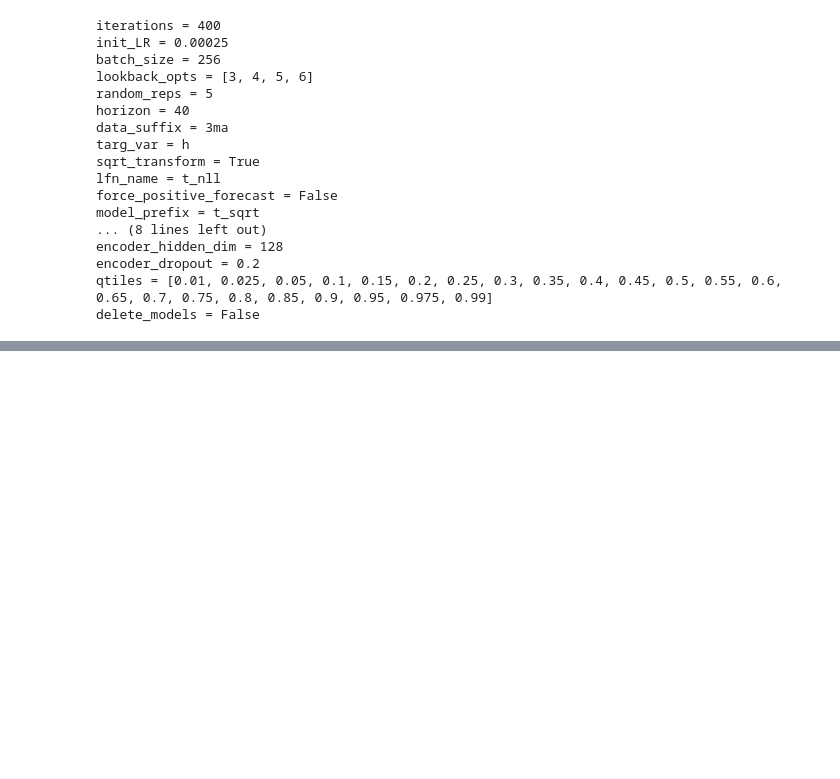
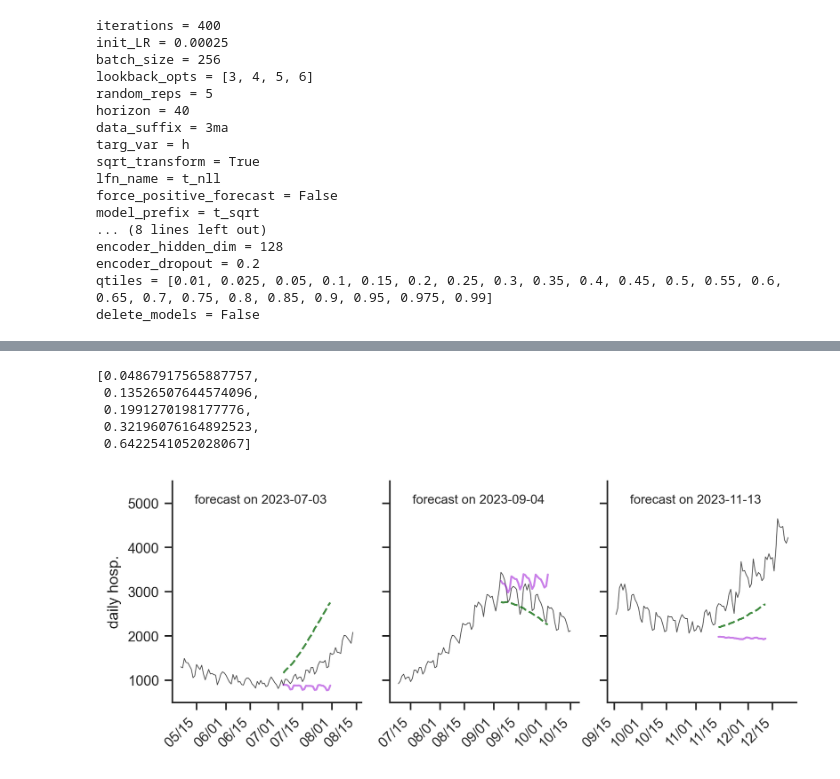
Before and after one commit to CDDEP-DC/nbeats-xd, a Jupyter notebook: nbxd_run.ipynb, the cells around one changed output, grey strips where cells are left out. Saved outputs shown, nothing was run; the diff lists cells and outputs as text; code cells hidden in the pictures; blank space fills up the shorter version.

```diff
--- a/nbxd_run.ipynb
+++ b/nbxd_run.ipynb
@@ -142,0 +197,13 @@ plt.show()
+# %%
+dfs_tr = []
+for d in dates:
+    f = "https://github.com/reichlab/covid19-forecast-hub/raw/master/data-processed/COVIDhub-trained_ensemble/"+d+"-COVIDhub-trained_ensemble.csv"
+    dfe = pd.read_csv(f).query("location == 'US' and quantile == 0.5")
+    dfe = dfe.loc[dfe["target"].str.contains("inc hosp")].copy(deep=True)
+    dfe = dfe.loc[(pd.to_datetime(dfe["target_end_date"]) - pd.to_datetime(dfe["forecast_date"])).dt.days.map(lambda x: 0 < x < 29)].copy(deep=True)
+    dfe["date"] = pd.to_datetime(dfe["target_end_date"])
+    df = pd.merge(dfe[["date","value"]],dft[["date","value"]],on="date")
+    df["AE"] = (df["value_x"] - df["value_y"]).map(np.abs)
+    df["APE"] = df["AE"] / df["value_y"]
+    df["sAPE"] = 200.0 * df["AE"] / (df["value_x"].map(np.abs) + df["value_y"].map(np.abs))
+    dfs_tr.append(df)
@@ -142,0 +242,8 @@ plt.show()
+# %%
+[np.percentile(tr_apes,x) for x in [0,25,50,75,100]]
+# %% [output]
+[0.04867917565887757,
+ 0.13526507644574096,
+ 0.1991270198177776,
+ 0.32196076164892523,
+ 0.6422541052028067]
@@ -142,0 +254,34 @@ plt.show()
+# %%
+sns.set_theme(context='paper', style="ticks", font_scale=1.0)
+warnings.simplefilter(action='ignore', category=FutureWarning)
+# %%
+true2023 = dft.iloc[888:1284][["date","value"]].reset_index(drop=True)
+# %%
+#i = 44 #34 #25
+#print(dates[i])
+
+fig,ax = plt.subplots(1,3,figsize=[7,2.5],dpi=300)
+
+for (ax_id, i) in enumerate([25,34,44]):
+    df = pd.merge(dfs[i],dfs_tr[i],on="date",suffixes=["_nb","_tr"])[["date","value_x_nb","value_x_tr","value_y_nb","value_y_tr"]]
+
+    sns.lineplot(ax=ax[ax_id],data=true2023.iloc[-50+(7*i):50+(7*i)],x="date",y="value",color="0.3",linewidth=0.5);
+    sns.lineplot(ax=ax[ax_id],data=df,x="date",y="value_x_nb",color="darkgreen",alpha=0.75,linestyle="dashed");
+    sns.lineplot(ax=ax[ax_id],data=df,x="date",y="value_x_tr",color="darkviolet",alpha=0.5);
+    sns.despine();
+    fig.subplots_adjust(wspace=0.15)
+    ax[ax_id].text(pd.to_datetime(dates[i])-pd.Timedelta(days=50),5000,"forecast on "+str(dates[i]),fontsize=8)
+
+for (ax_id,x) in enumerate(ax):
+    x.set_xticks(x.get_xticks());
+    x.set_xticklabels(x.get_xticklabels(), rotation=45, horizontalalignment='right');
+    x.xaxis.set_major_formatter(DateFormatter("%m/%d"))
+    x.set(ylim=(500,5500),xlabel=None,ylabel=None)
+    if ax_id > 0:
+        x.set_yticklabels("")
+    else:
+        x.set(ylabel="daily hosp.")
+
+plt.savefig("examples.png",bbox_inches='tight',dpi=300)
+# %% [output]
+[figure, added]
```
Also changed, not shown: parts of 17 cells of this notebook.
